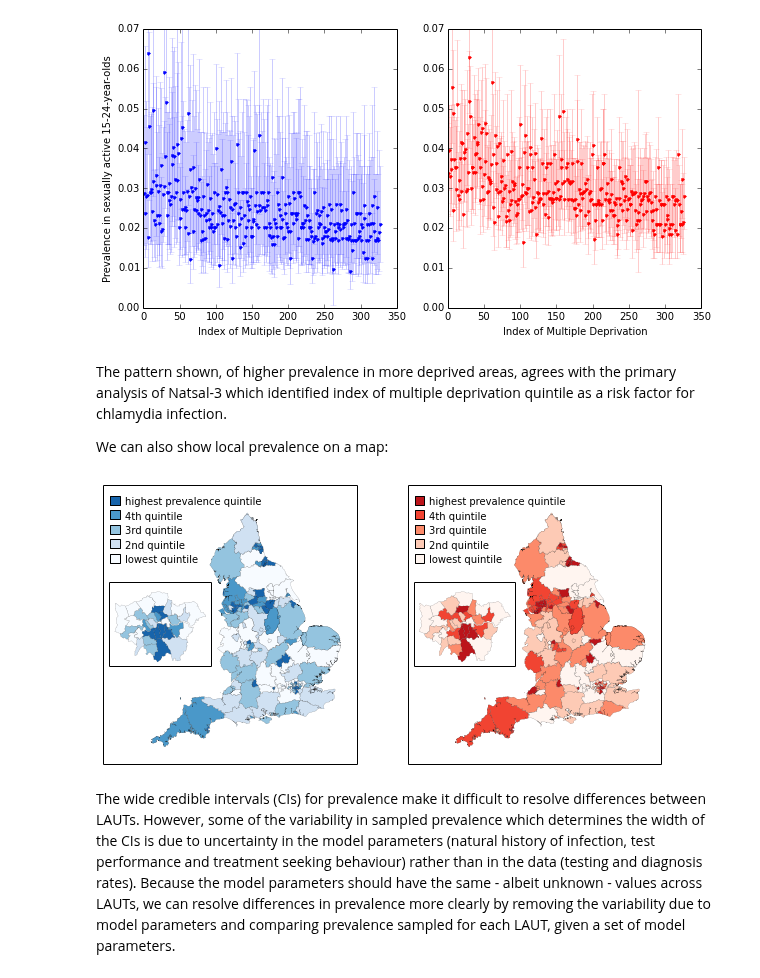
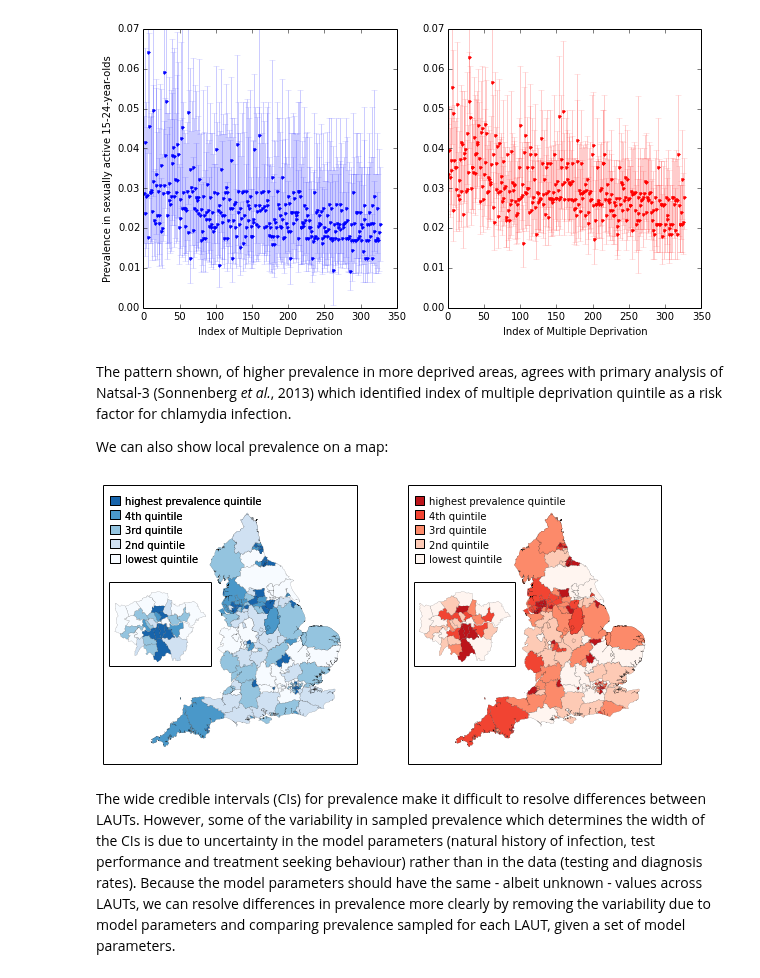
Before and after one commit to joanna-lewis/ct_surveillance, a Jupyter notebook: local_authorities.ipynb, the cells around one changed output. Cells and saved outputs as stored; diff of their text form; code cells hidden in the pictures.

Commit message:
Tidy up of local_authorities.ipynb.

```diff
--- a/local_authorities.ipynb
+++ b/local_authorities.ipynb
@@ -225,10 +233,13 @@ from scipy import stats
 
 # examine the Spearman correlation by sample
 spearman = empty([shape(pos_m_laut)[0],2])
+p_val = empty([shape(pos_m_laut)[0],2])
 
 for i in xrange(shape(pos_m_laut)[0]):
     spearman[i,0] = stats.spearmanr(prev_m_laut[i], pos_m_laut[i])[0]
     spearman[i,1] = stats.spearmanr(prev_f_laut[i], pos_m_laut[i])[0]
+    p_val[i,0] = stats.spearmanr(prev_m_laut[i], pos_m_laut[i])[1]
+    p_val[i,1] = stats.spearmanr(prev_f_laut[i], pos_m_laut[i])[1]
 
-percentile(spearman, [0,2.5,25,50,75,97.5,100], axis=0)
+percentile(p_val, [0,2.5,25,50,75,97.5,100], axis=0)
 # %% [output]
@@ -242,3 +253,9 @@ percentile(spearman, [0,2.5,25,50,75,97.5,100], axis=0)
 # %%
-h=plt.hist(spearman[where( [lambda x: x > 0.5 for x in spearman])], 20, histtype='step', )
+# Set the default color cycle
+import matplotlib as mpl
+mpl.rcParams['axes.color_cycle'] = ['b','r']
+
+h=plt.hist(spearman[where( [lambda x: x > 0.5 for x in spearman])], 20, histtype='step')
+plt.xlabel('Spearman correlation coefficient')
+plt.ylabel('Frequency')
 # %% [output]
@@ -367,16 +389,10 @@ no Isles of Scilly 00HF E06000053
 <matplotlib.text.Text at 0x...>
 [figure]
 # %% [markdown]
-The pattern shown, of higher prevalence in more deprived areas, agrees with the primary analysis of Natsal-3 which identified index of multiple deprivation quintile as a risk factor for chlamydia infection.
+The pattern shown, of higher prevalence in more deprived areas, agrees with primary analysis of Natsal-3 (Sonnenberg _et al._, 2013) which identified index of multiple deprivation quintile as a risk factor for chlamydia infection.
 
 We can also show local prevalence on a map:
 # %%
-#   -- plot --
-
-sf = shapefile.Reader("/Users/Joanna/Documents/data/maps/County_and_unitary_authorities_E+W_2013_Boundaries_Generalised_Clipped/CTYUA_DEC_2013_EW_BGC")
-recs    = sf.records()
-shapes  = sf.shapes()
-
 #   -- import --
 import shapefile
 import matplotlib.pyplot as plt
@@ -385,8 +401,15 @@ from matplotlib.patches import Polygon
 from matplotlib.collections import PatchCollection
 from mpl_toolkits.axes_grid1.inset_locator import inset_axes
 
+sf = shapefile.Reader("/Users/Joanna/Documents/data/maps/County_and_unitary_authorities_E+W_2013_Boundaries_Generalised_Clipped/CTYUA_DEC_2013_EW_BGC")
+recs    = sf.records()
+shapes  = sf.shapes()
+
 blues = plt.get_cmap('Blues')  # this returns a colormap
 reds = plt.get_cmap('Reds')  # this returns a colormap
+
+key_ys = array([5.2, 5.6, 6, 6.4, 6.8])*10**5 # y-co-ordinates for key
+key_labels = ['lowest quintile','2nd quintile','3rd quintile','4th quintile','highest prevalence quintile']
 
 fig = plt.figure(figsize = (10,5))
 ax1 = fig.add_subplot(121)
@@ -445,11 +468,9 @@ for nshp in alldata.index:
             p = PatchCollection(ptchs, facecolor=colorVal, edgecolor='k', linewidth=0.1)
             ains1.add_collection(p)
 
-ax1.add_patch(patches.Rectangle((0.2*10**5, 5.2*10**5), 0.25*10**5, 0.25*10**5, fc=blues(0.)))
-ax1.add_patch(patches.Rectangle((0.2*10**5, 5.6*10**5), 0.25*10**5, 0.25*10**5, fc=blues(0.2)))
-ax1.add_patch(patches.Rectangle((0.2*10**5, 6*10**5), 0.25*10**5, 0.25*10**5, fc=blues(0.4)))
-ax1.add_patch(patches.Rectangle((0.2*10**5, 6.4*10**5), 0.25*10**5, 0.25*10**5, fc=blues(0.6)))
-ax1.add_patch(patches.Rectangle((0.2*10**5, 6.8*10**5), 0.25*10**5, 0.25*10**5, fc=blues(0.8)))
+for i in xrange(5):
+    ax1.add_patch(patches.Rectangle((0.2*10**5, key_ys[i]), 0.25*10**5, 0.25*10**5, fc=blues(0.2*i)))
+    ax1.text(0.6*10**5, key_ys[i], key_labels[i])
 
 ax1.text(0.6*10**5, 6.8*10**5, 'highest prevalence quintile')
 ax1.text(0.6*10**5, 6.4*10**5, '4th quintile')
@@ -489,45 +510,37 @@ for nshp in alldata.index:
     ptchs   = []
     ptchs_l   = []
     pts     = array(shapes[shpin].points)
     prt     = shapes[shpin].parts
     par     = list(prt) + [pts.shape[0]]
 
     colorVal = scalarMap.to_rgba(n_quantile*ranks[nshp]/151)
 
     for pij in xrange(len(prt)):
         ptchs.append(Polygon(pts[par[pij]:par[pij+1]]))
 
         p = PatchCollection(ptchs, facecolor=colorVal, edgecolor='k', linewidth=0.1)
         p.set_clim([0,151])
         ax2.add_collection(p)
 
         if alldata.gor[nshp] == 'london':
             p = PatchCollection(ptchs, facecolor=colorVal, edgecolor='k', linewidth=0.1)
             ains2.add_collection(p)
 
-ax2.add_patch(patches.Rectangle((0.2*10**5, 5.2*10**5), 0.25*10**5, 0.25*10**5, fc=reds(0.)))
-ax2.add_patch(patches.Rectangle((0.2*10**5, 5.6*10**5), 0.25*10**5, 0.25*10**5, fc=reds(0.2)))
-ax2.add_patch(patches.Rectangle((0.2*10**5, 6*10**5), 0.25*10**5, 0.25*10**5, fc=reds(0.4)))
-ax2.add_patch(patches.Rectangle((0.2*10**5, 6.4*10**5), 0.25*10**5, 0.25*10**5, fc=reds(0.6)))
-ax2.add_patch(patches.Rectangle((0.2*10**5, 6.8*10**5), 0.25*10**5, 0.25*10**5, fc=reds(0.8)))
-
-ax2.text(0.6*10**5, 6.8*10**5, 'highest prevalence quintile')
-ax2.text(0.6*10**5, 6.4*10**5, '4th quintile')
-ax2.text(0.6*10**5, 6*10**5, '3rd quintile')
-ax2.text(0.6*10**5, 5.6*10**5, '2nd quintile')
-ax2.text(0.6*10**5, 5.2*10**5, 'lowest quintile')
+for i in xrange(5):
+    ax2.add_patch(patches.Rectangle((0.2*10**5, key_ys[i]), 0.25*10**5, 0.25*10**5, fc=reds(0.2*i)))
+    ax2.text(0.6*10**5, key_ys[i], key_labels[i])
 
 ax2.set_xlim(0, 0.7*10**6)
 ax2.set_ylim(0, 0.7*10**6)
 ax2.set_aspect('equal', 'datalim')
 ains2.set_xlim(0.5*10**6, 0.565*10**6)
 ains2.set_ylim(1.55*10**5, 2.05*10**5)
 ains2.set_aspect('equal', 'datalim')
 tickpar(ax2)
 tickpar(ains2)
 p = PatchCollection(ptchs, cmap=reds)
 # %% [output]
-[figure, old version]
+[figure, new version]
 # %% [markdown]
 The wide credible intervals (CIs) for prevalence make it difficult to resolve differences between LAUTs. However, some of the variability in sampled prevalence which determines the width of the CIs is due to uncertainty in the model parameters (natural history of infection, test performance and treatment seeking behaviour) rather than in the data (testing and diagnosis rates). Because the model parameters should have the same - albeit unknown - values across LAUTs, we can resolve differences in prevalence more clearly by removing the variability due to model parameters and comparing prevalence sampled for each LAUT, given a set of model parameters.
 # %%
```
Also changed, not shown: parts of 23 cells of this notebook, 1 other file.
